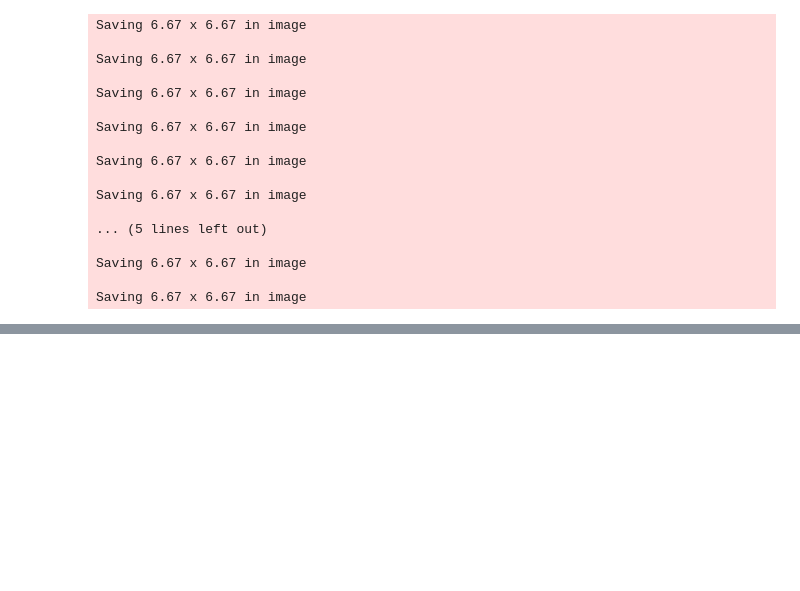
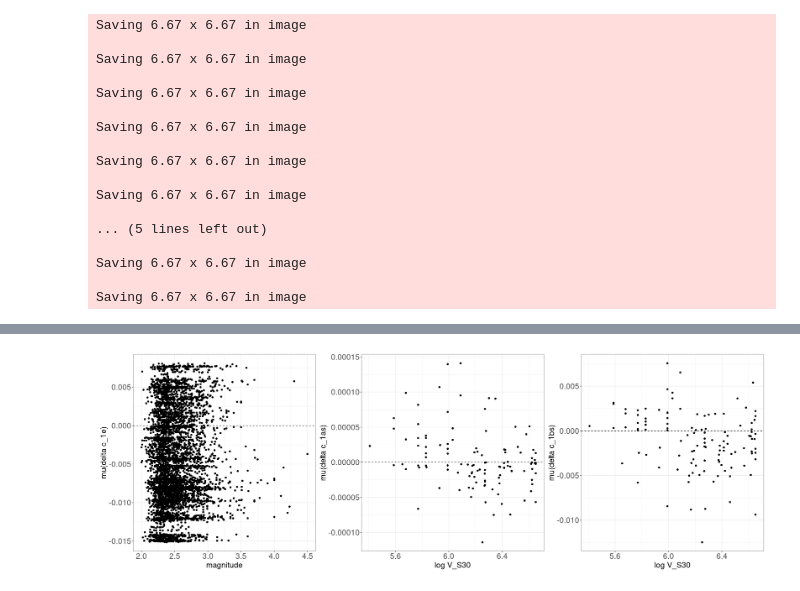
Before and after one commit to wangyf/NonergodicSD, a Jupyter notebook: nonergodic.ipynb, the cells around one changed output, grey strips where cells are left out. Cells and saved outputs as stored; diff of their text form; code cells hidden in the pictures; blank space fills up the shorter version.

```diff
--- a/nonergodic.ipynb
+++ b/nonergodic.ipynb
@@ -517,0 +583,26 @@ Saving 6.67 x 6.67 in image
+# %%
+
+
+#spatially varying earthquake adjustment
+pl_dc1e_mu_mag <- ggplot(df_coeff, aes(mag, dc_1e_mean)) + theme_bw() +
+                    geom_point() + geom_hline(yintercept=0,linetype="dashed") +
+                    labs(x='magnitude', y='mu(delta c_1e)') +
+                    theme(axis.title = element_text(size=20),
+                          axis.text.y = element_text(size=20), axis.text.x = element_text(size=20))
+
+#spatially varying site adjustment
+pl_dc1as_mu_vs30 <- ggplot(df_coeff, aes(log(Vs30), dc_1as_mean)) + theme_bw() +
+                      geom_point() + geom_hline(yintercept=0,linetype="dashed") +
+                      labs(x='log V_S30', y='mu(delta c_1as)') +
+                      theme(axis.title = element_text(size=20),
+                            axis.text.y = element_text(size=20), axis.text.x = element_text(size=20))
+
+#spatially independent site adjustment
+pl_dc1bs_mu_vs30 <- ggplot(df_coeff, aes(log(Vs30), dc_1bs_mean)) + theme_bw() +
+                      geom_point() + geom_hline(yintercept=0,linetype="dashed") +
+                      labs(x='log V_S30', y='mu(delta c_1bs)') +
+                      theme(axis.title = element_text(size=20),
+                            axis.text.y = element_text(size=20), axis.text.x = element_text(size=20))
+
+pl_dc1e_mu_mag+pl_dc1as_mu_vs30+pl_dc1bs_mu_vs30
+# %% [output]
@@ -517,0 +613 @@ Saving 6.67 x 6.67 in image
+[figure, added]
```
Also changed, not shown: parts of 11 cells of this notebook.
